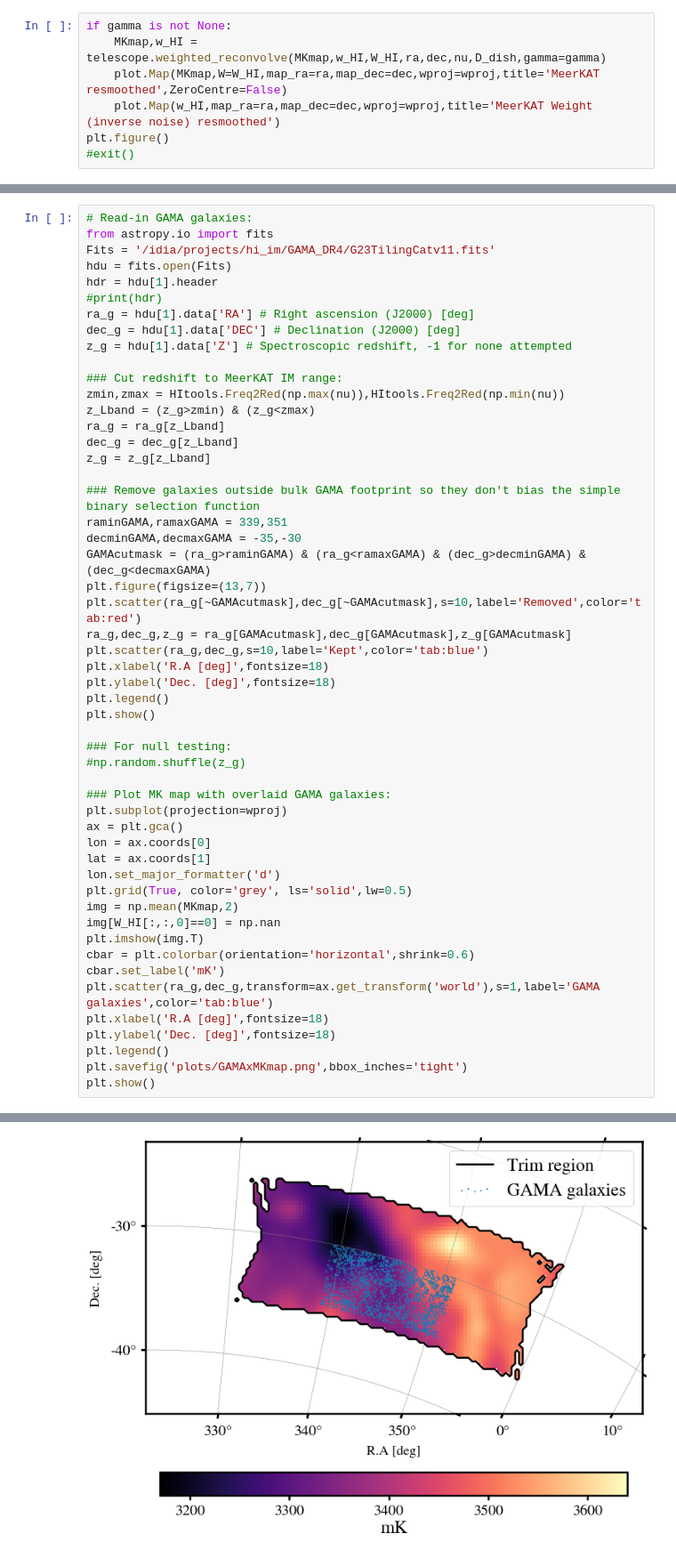
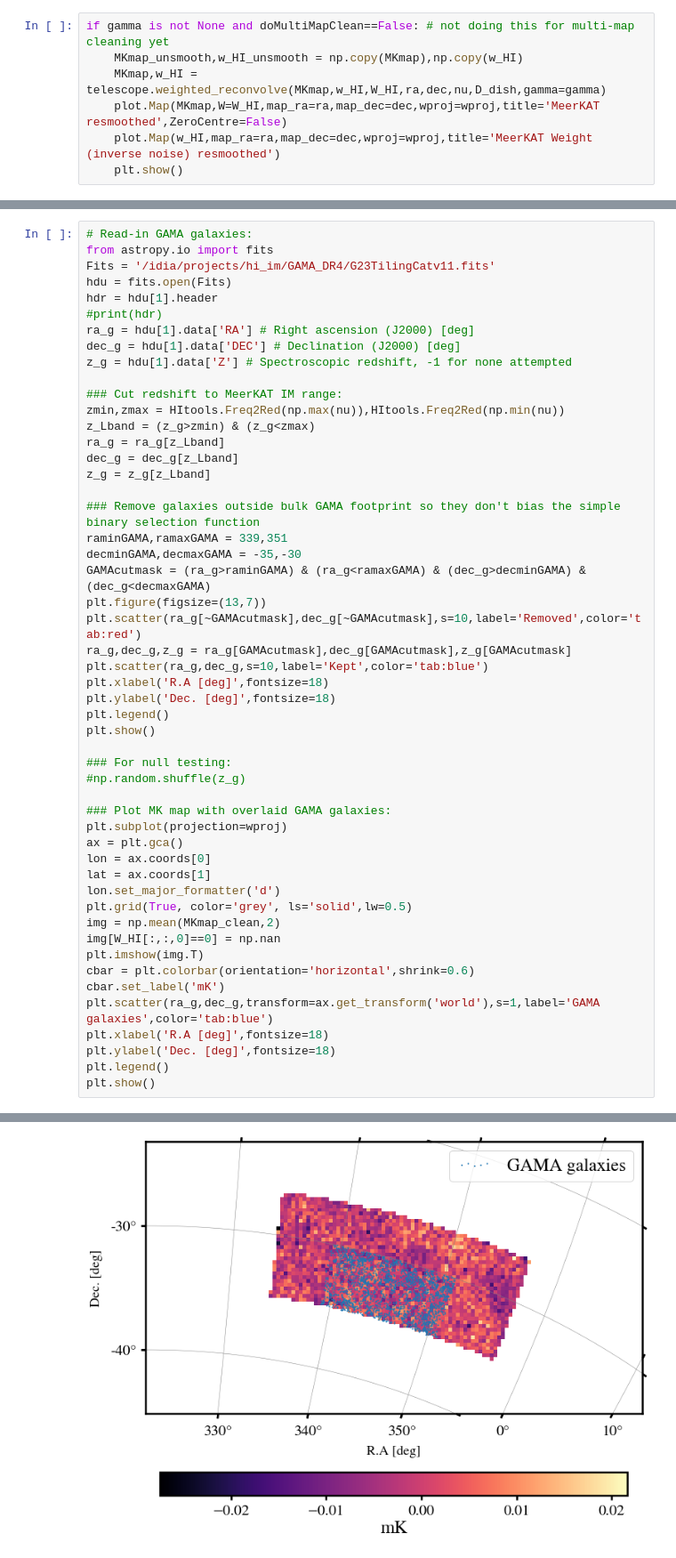
Before and after one commit to meerklass/meerpower, a Jupyter notebook: 2021Lband/gama/gama_stacking.ipynb, the cells around one changed output, grey strips where cells are left out. Shown at 89% size. Drawn from its saved outputs; the diff is of its cells as text.

```diff
--- a/2021Lband/gama/gama_stacking.ipynb
+++ b/2021Lband/gama/gama_stacking.ipynb
@@ -70,7 +97,7 @@ plt.show()
 # %%
-if gamma is not None:
+if gamma is not None and doMultiMapClean==False: # not doing this for multi-map cleaning yet
+    MKmap_unsmooth,w_HI_unsmooth = np.copy(MKmap),np.copy(w_HI)
     MKmap,w_HI = telescope.weighted_reconvolve(MKmap,w_HI,W_HI,ra,dec,nu,D_dish,gamma=gamma)
     plot.Map(MKmap,W=W_HI,map_ra=ra,map_dec=dec,wproj=wproj,title='MeerKAT resmoothed',ZeroCentre=False)
     plot.Map(w_HI,map_ra=ra,map_dec=dec,wproj=wproj,title='MeerKAT Weight (inverse noise) resmoothed')
-plt.figure()
-#exit()
+    plt.show()
@@ -104,33 +205,32 @@ GAMAcutmask = (ra_g>raminGAMA) & (ra_g<ramaxGAMA) & (dec_g>decminGAMA) & (dec_g<
 plt.figure(figsize=(13,7))
 plt.scatter(ra_g[~GAMAcutmask],dec_g[~GAMAcutmask],s=10,label='Removed',color='tab:red')
 ra_g,dec_g,z_g = ra_g[GAMAcutmask],dec_g[GAMAcutmask],z_g[GAMAcutmask]
 plt.scatter(ra_g,dec_g,s=10,label='Kept',color='tab:blue')
 plt.xlabel('R.A [deg]',fontsize=18)
 plt.ylabel('Dec. [deg]',fontsize=18)
 plt.legend()
 plt.show()
 
 ### For null testing:
 #np.random.shuffle(z_g)
 
 ### Plot MK map with overlaid GAMA galaxies:
 plt.subplot(projection=wproj)
 ax = plt.gca()
 lon = ax.coords[0]
 lat = ax.coords[1]
 lon.set_major_formatter('d')
 plt.grid(True, color='grey', ls='solid',lw=0.5)
-img = np.mean(MKmap,2)
+img = np.mean(MKmap_clean,2)
 img[W_HI[:,:,0]==0] = np.nan
 plt.imshow(img.T)
 cbar = plt.colorbar(orientation='horizontal',shrink=0.6)
 cbar.set_label('mK')
 plt.scatter(ra_g,dec_g,transform=ax.get_transform('world'),s=1,label='GAMA galaxies',color='tab:blue')
 plt.xlabel('R.A [deg]',fontsize=18)
 plt.ylabel('Dec. [deg]',fontsize=18)
 plt.legend()
-plt.savefig('plots/GAMAxMKmap.png',bbox_inches='tight')
 plt.show()
 # %% [output]
 [figure]
-[figure, old version]
+[figure, new version]
```
Also changed, not shown: parts of 13 cells of this notebook.
